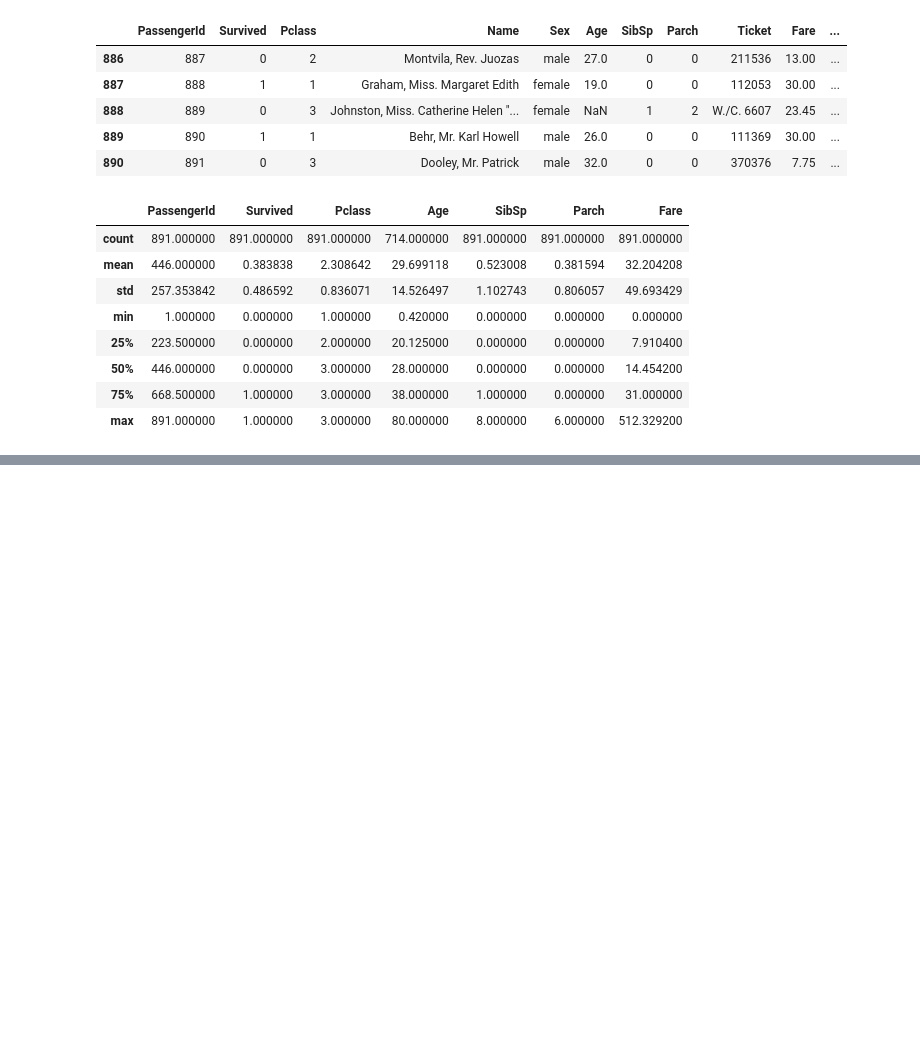
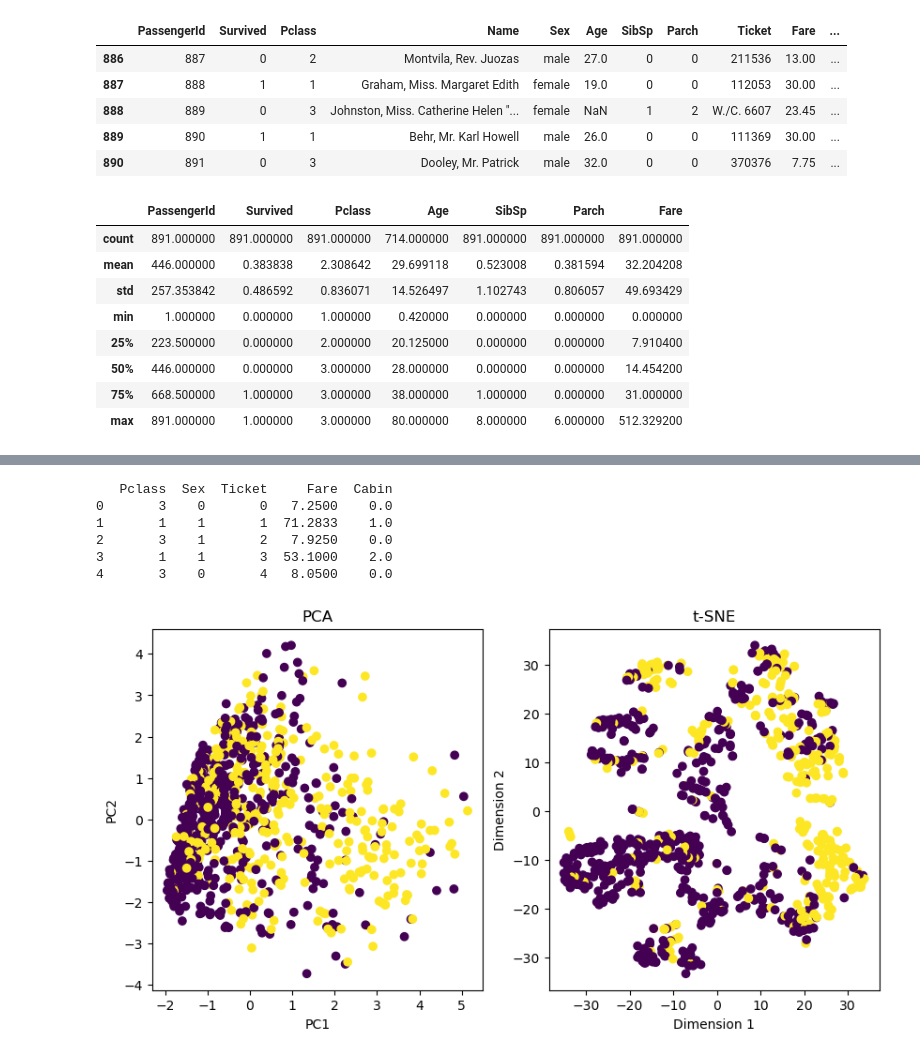
Before and after one commit to LoloMarty/2024-, a Jupyter notebook: CS4210/Untitled.ipynb, the cells around one changed output, grey strips where cells are left out. Saved outputs shown, nothing was run; the diff lists cells and outputs as text; code cells hidden in the pictures; blank space fills up the shorter version.

```diff
--- a/CS4210/Untitled.ipynb
+++ b/CS4210/Untitled.ipynb
@@ -223,7 +251,6 @@ print(df.head())
 # %%
 # Calculate the correlation matrix
-numeric_df = df.select_dtypes(include=[np.number])
-corr_matrix = numeric_df.corr()
+corr = df.corr()
 
 # Select the upper triangle of the correlation matrix
 upper = corr.where(~np.tril(np.ones(corr.shape)).astype(bool))
@@ -259,0 +280,56 @@ print(df.head())
+# %%
+X = df.drop('Survived', axis=1)
+y = df['Survived']
+
+# Select the top 5 features with the highest chi-squared scores
+selector = SelectKBest(chi2, k=5)
+X_new = selector.fit_transform(X, y)
+
+# Get the names of the selected features
+selected_features = X.columns[selector.get_support()]
+
+# Create a new DataFrame with the selected features
+df_new = df[selected_features]
+
+# Print the new DataFrame
+print(df_new.head())
+# %% [output]
+   Pclass  Sex  Ticket     Fare  Cabin
+0       3    0       0   7.2500    0.0
+1       1    1       1  71.2833    1.0
+2       3    1       2   7.9250    0.0
+3       1    1       3  53.1000    2.0
+4       3    0       4   8.0500    0.0
+# %%
+# Separate features and target
+X = df.drop('Survived', axis=1)
+y = df['Survived']
+
+# Standardize the features
+X = (X - X.mean()) / X.std()
+
+# Perform PCA
+pca = PCA(n_components=2)
+X_pca = pca.fit_transform(X)
+
+# Perform t-SNE
+tsne = TSNE(n_components=2)
+X_tsne = tsne.fit_transform(X)
+
+# Plot the results
+plt.figure(figsize=(10, 5))
+plt.subplot(1, 2, 1)
+plt.scatter(X_pca[:, 0], X_pca[:, 1], c=y, cmap='viridis')
+plt.xlabel('PC1')
+plt.ylabel('PC2')
+plt.title('PCA')
+
+plt.subplot(1, 2, 2)
+plt.scatter(X_tsne[:, 0], X_tsne[:, 1], c=y, cmap='viridis')
+plt.xlabel('Dimension 1')
+plt.ylabel('Dimension 2')
+plt.title('t-SNE')
+
+plt.show()
+# %% [output]
+[figure, added]
```
Also changed, not shown: parts of 15 cells of this notebook, 2 other files.
